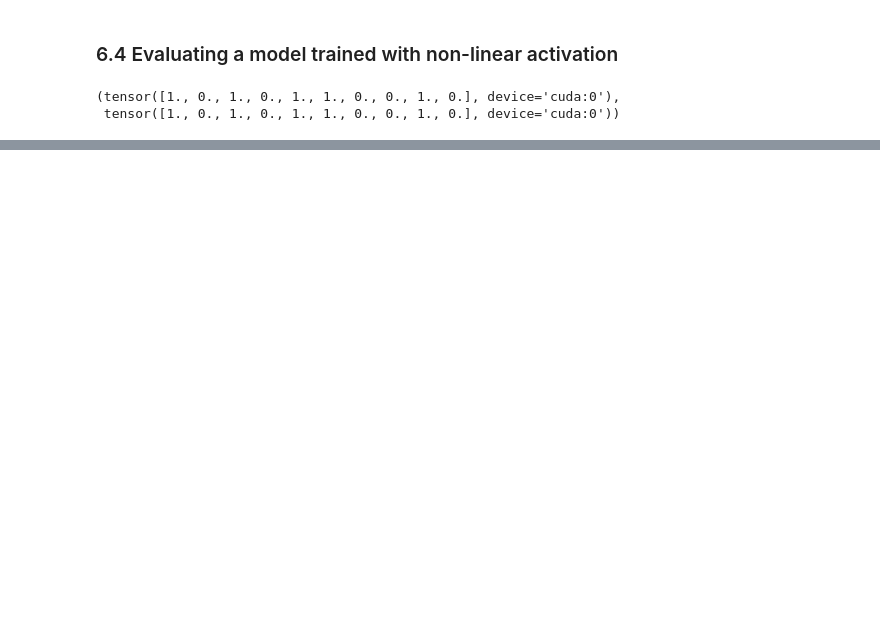
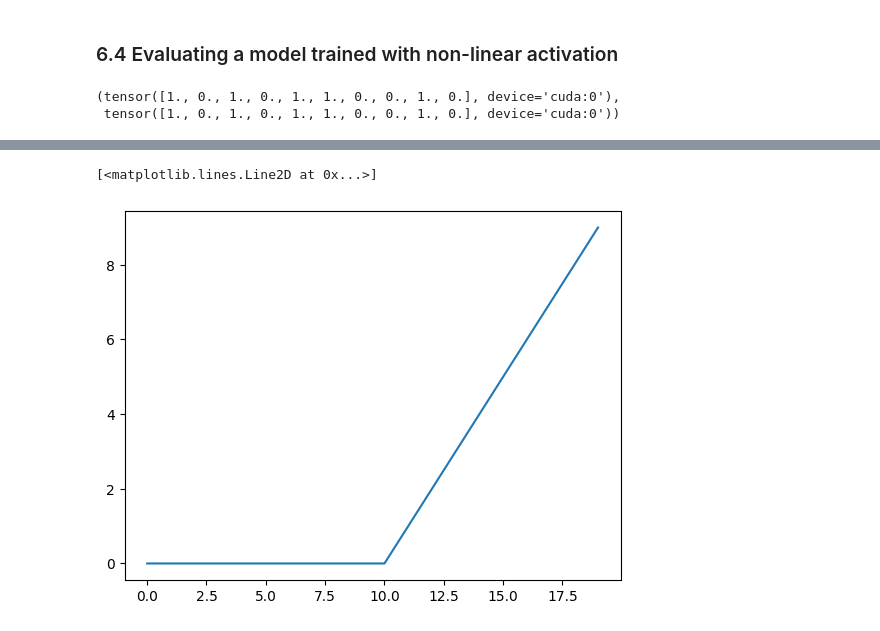
Before and after one commit to Cleign1/ZTM_Pytorch, a Jupyter notebook: 02_pytorch_Neural_network_Classification.ipynb, the cells around one changed output, grey strips where cells are left out. Saved outputs shown, nothing was run; the diff lists cells and outputs as text; code cells hidden in the pictures; blank space fills up the shorter version.

```diff
--- a/02_pytorch_Neural_network_Classification.ipynb
+++ b/02_pytorch_Neural_network_Classification.ipynb
@@ -826,0 +869,6 @@ plot_decision_boundary(model_3, X_test, y_test)
+# %%
+# plot relu activation function
+plt.plot(relu(A))
+# %% [output]
+[<matplotlib.lines.Line2D at 0x...>]
+[figure, added]
```
Also changed, not shown: parts of 38 cells of this notebook.
